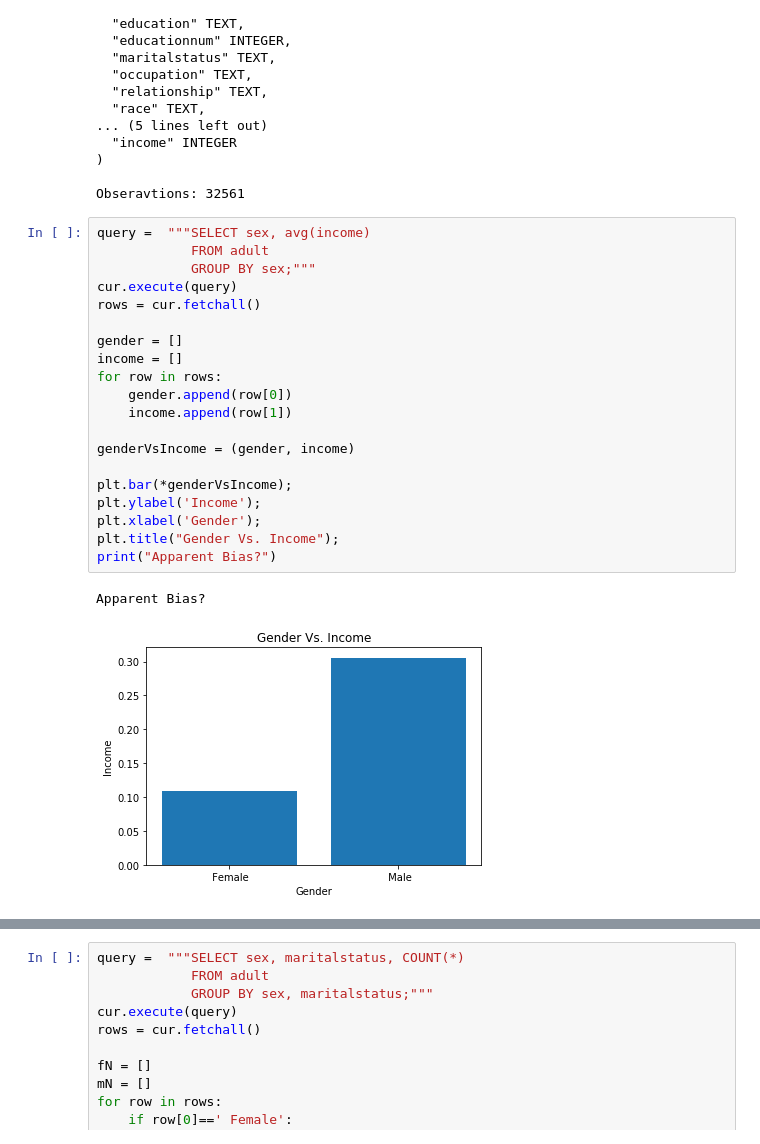
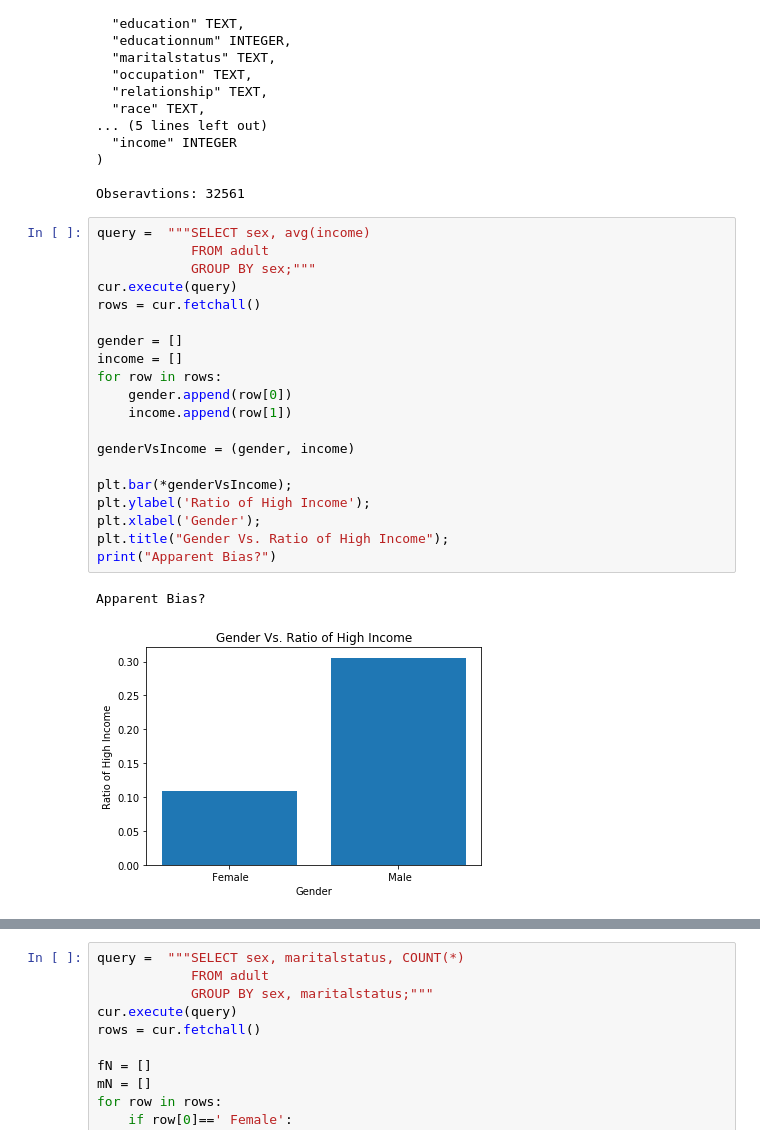
Before and after one commit to ReuvenBirnbaum/wholetale, a Jupyter notebook: toyExamples/babakAdultExample/AdultData Bias Example.ipynb, the cells around one changed output, grey strips where cells are left out. Drawn from its saved outputs; the diff is of its cells as text.

```diff
--- a/toyExamples/AdultData Bias Example.ipynb
+++ b/toyExamples/babakAdultExample/AdultData Bias Example.ipynb
@@ -79,26 +82,26 @@ Obseravtions: 32561
 # %%
 query =  """SELECT sex, avg(income)
             FROM adult
             GROUP BY sex;"""
 cur.execute(query)
 rows = cur.fetchall()
 
 gender = []
 income = []
 for row in rows:
     gender.append(row[0])
     income.append(row[1])
 
 genderVsIncome = (gender, income)
 
 plt.bar(*genderVsIncome);
-plt.ylabel('Income');
+plt.ylabel('Ratio of High Income');
 plt.xlabel('Gender');
-plt.title("Gender Vs. Income");
+plt.title("Gender Vs. Ratio of High Income");
 print("Apparent Bias?")
 # %% [output]
 Apparent Bias?
-[figure, old version]
+[figure, new version]
 # %% [markdown]
 ### Detection
 
```
Also changed, not shown: parts of 3 cells of this notebook, 9 other files.
